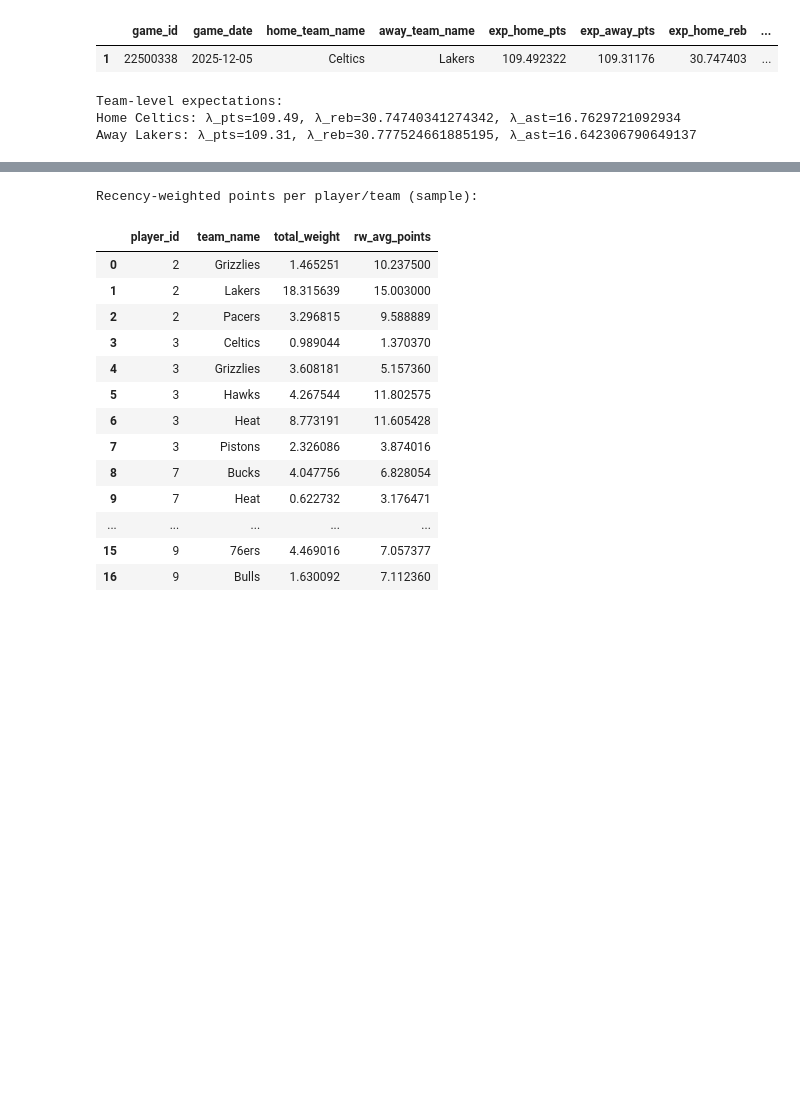
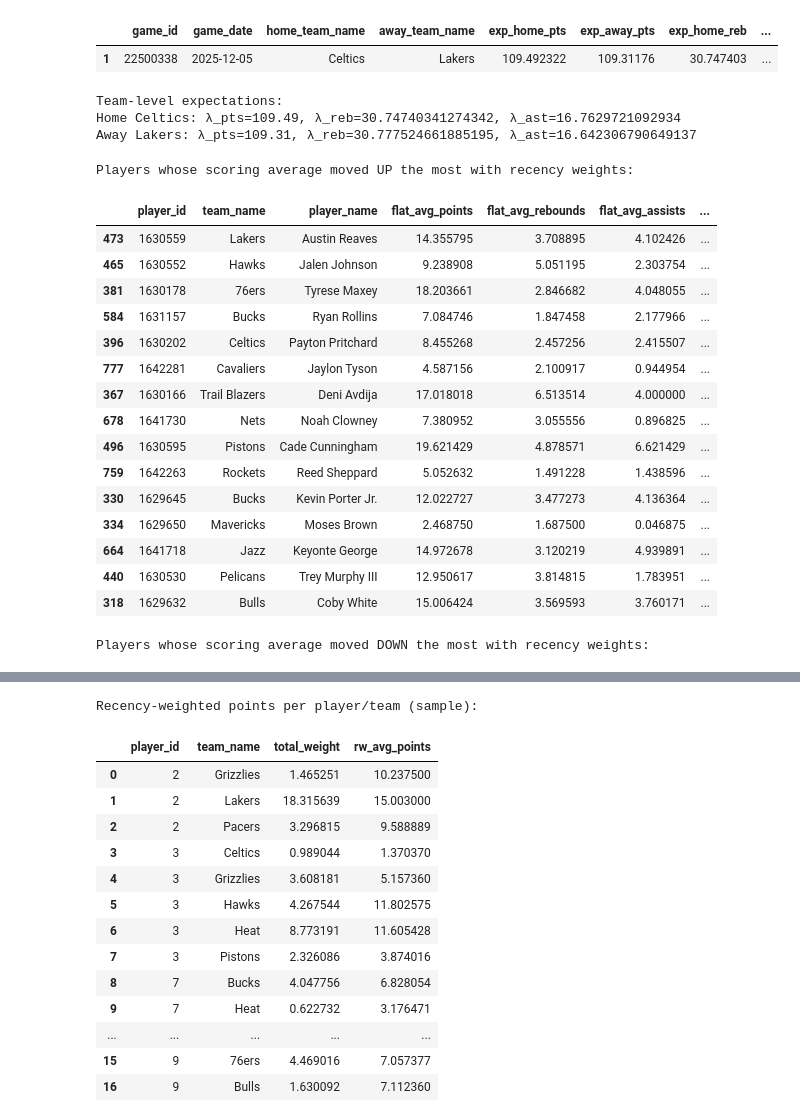
Before and after one commit to wjdorsey/qepc_project, a Jupyter notebook: notebooks/maintenance/tester.ipynb, the cells around one changed output, grey strips where cells are left out. Saved outputs shown, nothing was run; the diff lists cells and outputs as text; code cells hidden in the pictures; blank space fills up the shorter version.

```diff
--- a/notebooks/maintenance/tester.ipynb
+++ b/notebooks/maintenance/tester.ipynb
@@ -390,3 +390,75 @@ Using Celtics-Lakers game.
 Team-level expectations:
 Home Celtics: λ_pts=109.49, λ_reb=30.74740341274342, λ_ast=16.7629721092934
 Away Lakers: λ_pts=109.31, λ_reb=30.777524661885195, λ_ast=16.642306790649137
+# %%
+# ==========================================================
+# CELL 6A – COMPARE UNWEIGHTED VS RECENCY-WEIGHTED USAGE
+# ==========================================================
+
+from qepc.nba.player_usage_eoin import build_player_usage_from_eoin
+
+# 1) Old-school usage: no recency weights
+player_usage_flat = build_player_usage_from_eoin(
+    player_boxes=player_boxes_qepc,
+    min_games=5,
+    cutoff_date=None,            # use full history
+    use_recency_weights=False,
+)
+
+# 2) New quantum usage: recency-weighted
+player_usage_rw = player_usage  # from Cell 5 (already recency-weighted)
+
+# Align on (player_id, team_name)
+cols_key = ["player_id", "team_name"]
+cols_keep = [
+    "player_id", "team_name", "player_name",
+    "avg_points", "avg_rebounds", "avg_assists",
+]
+
+flat = player_usage_flat[cols_keep].rename(
+    columns={
+        "avg_points": "flat_avg_points",
+        "avg_rebounds": "flat_avg_rebounds",
+        "avg_assists": "flat_avg_assists",
+    }
+)
+
+rw = player_usage_rw[cols_keep].rename(
+    columns={
+        "avg_points": "rw_avg_points",
+        "avg_rebounds": "rw_avg_rebounds",
+        "avg_assists": "rw_avg_assists",
+    }
+)
+
+merged = flat.merge(rw, on=["player_id", "team_name", "player_name"], how="inner")
+
+# Show players where recency moved points the most
+merged["delta_points"] = merged["rw_avg_points"] - merged["flat_avg_points"]
+
+merged_sorted = merged.sort_values("delta_points", ascending=False)
+
+print("Players whose scoring average moved UP the most with recency weights:")
+display(merged_sorted.head(15))
+
+print("Players whose scoring average moved DOWN the most with recency weights:")
+display(merged_sorted.tail(15))
+# %% [output]
+Players whose scoring average moved UP the most with recency weights:
+|  | player_id | team_name | player_name | flat_avg_points | flat_avg_rebounds | flat_avg_assists | ... |
+| 473 | 1630559 | Lakers | Austin Reaves | 14.355795 | 3.708895 | 4.102426 | ... |
+| 465 | 1630552 | Hawks | Jalen Johnson | 9.238908 | 5.051195 | 2.303754 | ... |
+| 381 | 1630178 | 76ers | Tyrese Maxey | 18.203661 | 2.846682 | 4.048055 | ... |
+| 584 | 1631157 | Bucks | Ryan Rollins | 7.084746 | 1.847458 | 2.177966 | ... |
+| 396 | 1630202 | Celtics | Payton Pritchard | 8.455268 | 2.457256 | 2.415507 | ... |
+| 777 | 1642281 | Cavaliers | Jaylon Tyson | 4.587156 | 2.100917 | 0.944954 | ... |
+| 367 | 1630166 | Trail Blazers | Deni Avdija | 17.018018 | 6.513514 | 4.000000 | ... |
+| 678 | 1641730 | Nets | Noah Clowney | 7.380952 | 3.055556 | 0.896825 | ... |
+| 496 | 1630595 | Pistons | Cade Cunningham | 19.621429 | 4.878571 | 6.621429 | ... |
+| 759 | 1642263 | Rockets | Reed Sheppard | 5.052632 | 1.491228 | 1.438596 | ... |
+| 330 | 1629645 | Bucks | Kevin Porter Jr. | 12.022727 | 3.477273 | 4.136364 | ... |
+| 334 | 1629650 | Mavericks | Moses Brown | 2.468750 | 1.687500 | 0.046875 | ... |
+| 664 | 1641718 | Jazz | Keyonte George | 14.972678 | 3.120219 | 4.939891 | ... |
+| 440 | 1630530 | Pelicans | Trey Murphy III | 12.950617 | 3.814815 | 1.783951 | ... |
+| 318 | 1629632 | Bulls | Coby White | 15.006424 | 3.569593 | 3.760171 | ... |
+Players whose scoring average moved DOWN the most with recency weights:
```
Also changed, not shown: parts of 13 cells of this notebook, 3 other files.
